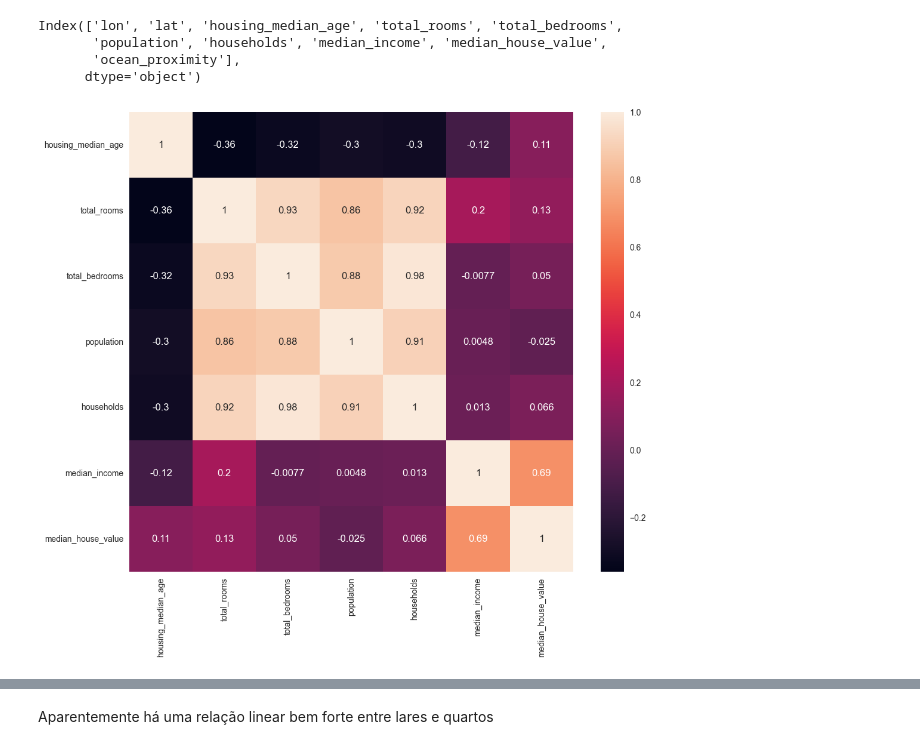
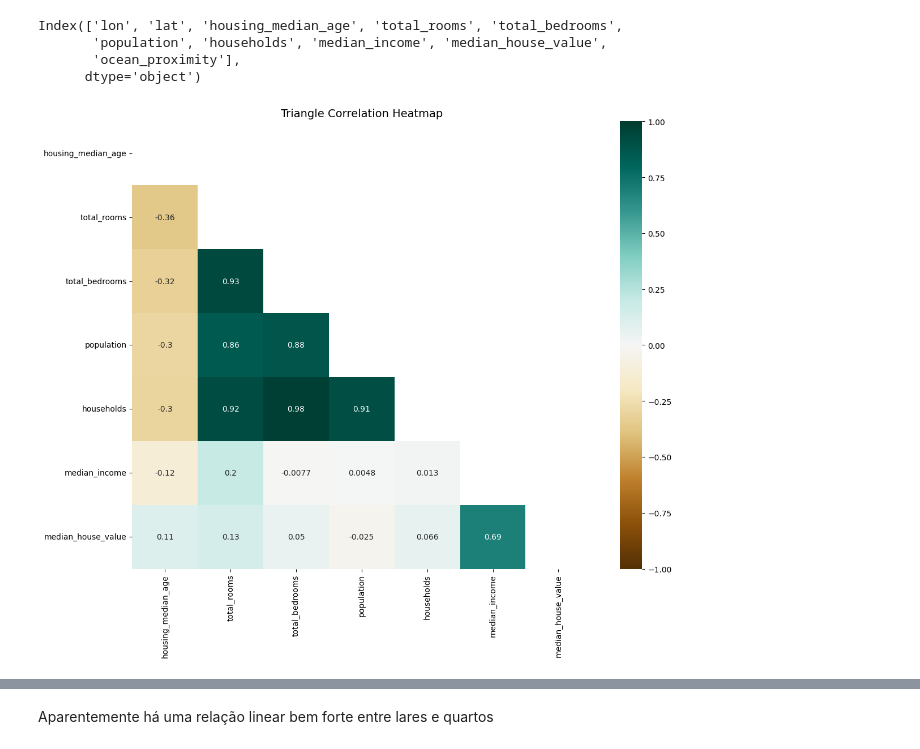
Before and after one commit to thepersonilike13/housing_prices_app, a Jupyter notebook: housing_prices_california.ipynb, the cells around one changed output, grey strips where cells are left out. Drawn from its saved outputs; the diff is of its cells as text; code cells hidden in the pictures.

```diff
--- a/housing_prices_california.ipynb
+++ b/housing_prices_california.ipynb
@@ -329,11 +328,20 @@ Index(['lon', 'lat', 'housing_median_age', 'total_rooms', 'total_bedrooms',
        'population', 'households', 'median_income', 'median_house_value',
        'ocean_proximity'],
       dtype='object')
-# %%
-_ = plt.figure(figsize=(12, 10))
-_ = sns.heatmap(housing.drop(columns=['lat','lon']).corr(), annot=True)
-# %% [output]
-[figure, removed]
+# %%
+def plot_corr_heatmap(data= pd.DataFrame, fig_size=(12, 10)):
+    _ = plt.figure(figsize=fig_size)
+
+    # mascara para "retirar" os quadrados no triangulo superior
+    mask = np.triu(np.ones_like(data.corr(), dtype=bool))
+
+    heatmap = sns.heatmap(data.corr(), mask=mask, vmin=-1, vmax=1, annot=True, cmap='BrBG')
+    heatmap.set_title('Triangle Correlation Heatmap', fontdict={'fontsize':14})
+    plt.tight_layout()
+# %%
+plot_corr_heatmap(housing.drop(columns=['lat', 'lon']))
+# %% [output]
+[figure, added]
 # %%
 fig, axes = plt.subplots(1, 2, figsize=(10, 5))
 axes = axes.flatten()
```
Also changed, not shown: parts of 50 cells of this notebook, 2 other files.
